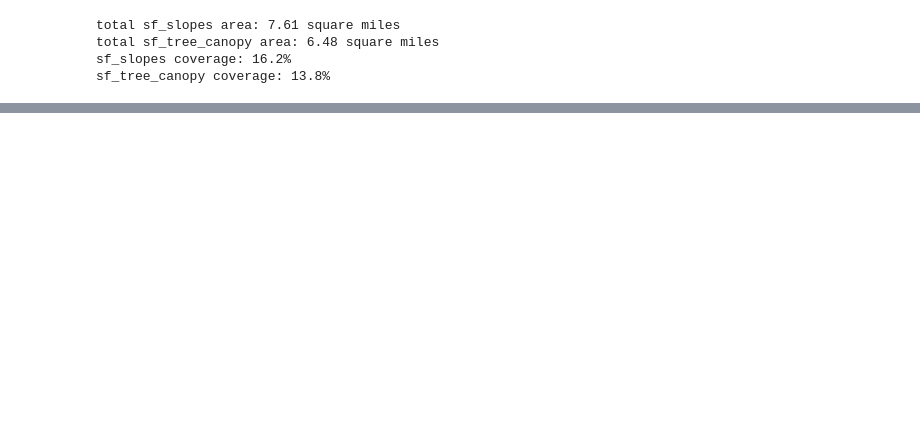
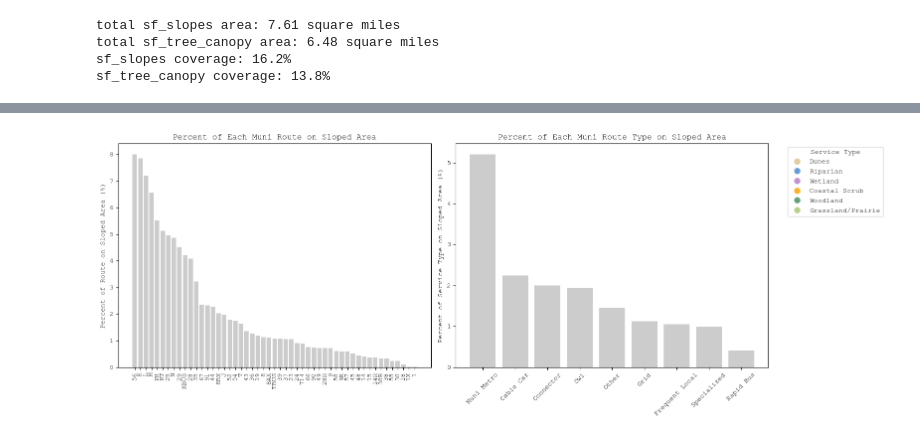
Before and after one commit to elliemadsen/cdp-mapping-systems, a Jupyter notebook: Assignments/01_SF_Canopy_Slope_Habitat_Analysis.ipynb, the cells around one changed output, grey strips where cells are left out. Cells and saved outputs as stored; diff of their text form; code cells hidden in the pictures; blank space fills up the shorter version.

```diff
--- a/Assignments/01_SF_Canopy_Slope_Habitat_Analysis.ipynb
+++ b/Assignments/01_SF_Canopy_Slope_Habitat_Analysis.ipynb
@@ -330,0 +397,96 @@ plt.show()
+# %%
+# --- Calculate percent of each muni route that is on sloped area ---
+muni_slope_intersection = gpd.overlay(muni_routes, sf_slopes, how="intersection")
+muni_slope_intersection["segment_length"] = muni_slope_intersection.geometry.length
+
+route_slope_lengths = (
+    muni_slope_intersection.groupby("route_name")["segment_length"].sum().reset_index()
+)
+route_slope_lengths = route_slope_lengths.merge(route_lengths, on="route_name")
+route_slope_lengths["pct_on_slope"] = (
+    route_slope_lengths["segment_length"] / route_slope_lengths["total_length"]
+) * 100
+route_slope_lengths = route_slope_lengths.sort_values("pct_on_slope", ascending=False)
+
+# --- Calculate percent of each muni route TYPE on sloped area ---
+# Merge service type into route_slope_lengths
+route_slope_lengths = route_slope_lengths.merge(
+    muni_routes[["route_name", "service_ca"]].drop_duplicates(),
+    on="route_name",
+    how="left",
+)
+
+# Group by service type and sum sloped and total lengths
+muni_slope_intersection = muni_slope_intersection.merge(
+    muni_routes[["route_name", "service_ca"]].drop_duplicates(),
+    on="route_name",
+    how="left",
+)
+
+service_type_slopes = (
+    muni_slope_intersection.groupby("service_ca_x")["segment_length"]
+    .sum()
+    .reset_index()
+    .rename(columns={"service_ca_x": "service_ca"})
+)
+
+service_type_totals = (
+    muni_routes.groupby("service_ca")["geometry"]
+    .apply(lambda x: x.length.sum())
+    .reset_index()
+    .rename(columns={"geometry": "total_length"})
+)
+service_type_slopes = service_type_slopes.merge(service_type_totals, on="service_ca")
+service_type_slopes["pct_on_slope"] = (
+    service_type_slopes["segment_length"] / service_type_slopes["total_length"]
+) * 100
+service_type_slopes = service_type_slopes.sort_values("pct_on_slope", ascending=False)
+
+# Bar plot: percent of each muni route on sloped area (colored by service type)
+
+fig, ax = plt.subplots(1, 2, figsize=(16, 6))
+route_colors = route_slope_lengths["service_ca"].map(cmap).fillna("#cccccc")
+ax[0].bar(
+    route_slope_lengths["route_name"],
+    route_slope_lengths["pct_on_slope"],
+    color=route_colors,
+)
+ax[0].set_ylabel("Percent of Route on Sloped Area (%)")
+ax[0].set_title("Percent of Each Muni Route on Sloped Area")
+ax[0].tick_params(axis="x", rotation=90)
+
+# Bar plot: percent of each service type on sloped area
+service_colors = service_type_slopes["service_ca"].map(cmap).fillna("#cccccc")
+ax[1].bar(
+    service_type_slopes["service_ca"],
+    service_type_slopes["pct_on_slope"],
+    color=service_colors,
+)
+ax[1].set_ylabel("Percent of Service Type on Sloped Area (%)")
+ax[1].set_title("Percent of Each Muni Route Type on Sloped Area")
+ax[1].tick_params(axis="x", rotation=45)
+
+# Add legend for service types
+legend_elements = [
+    Line2D(
+        [0],
+        [0],
+        marker="o",
+        color="w",
+        markerfacecolor=color,
+        markersize=10,
+        label=stype,
+    )
+    for stype, color in cmap.items()
+]
+ax[1].legend(
+    handles=legend_elements,
+    title="Service Type",
+    bbox_to_anchor=(1.05, 1),
+    loc="upper left",
+)
+
+plt.tight_layout()
+plt.show()
+# %% [output]
+[figure, added]
```
Also changed, not shown: parts of 13 cells of this notebook.
